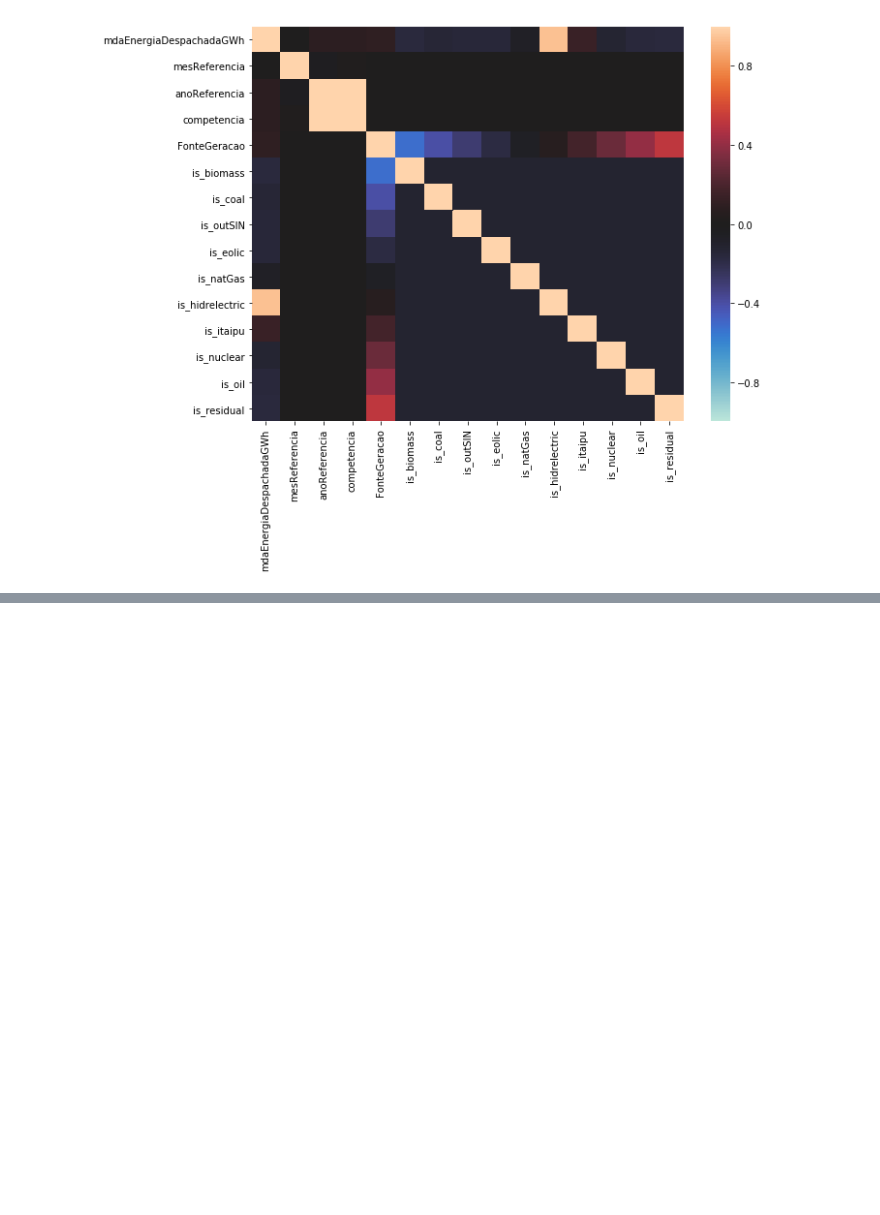
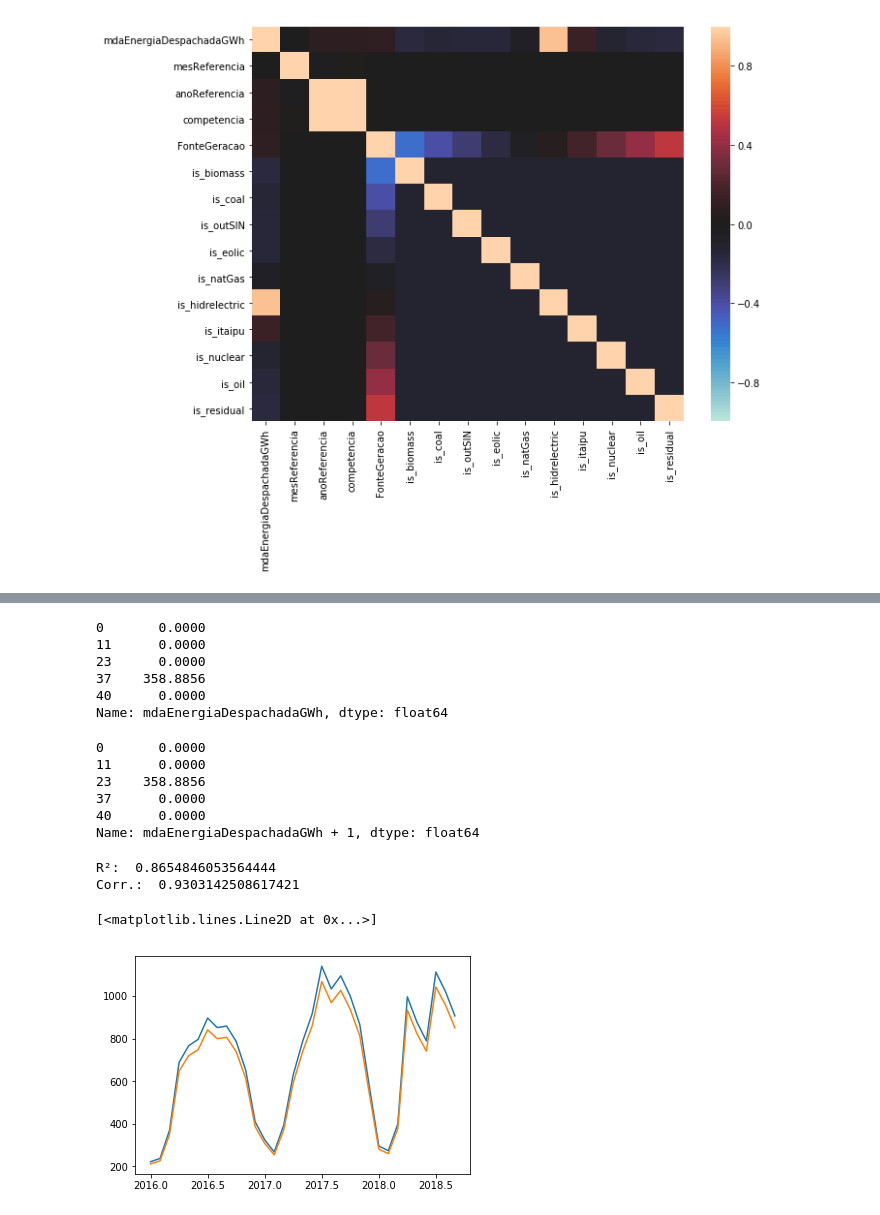
Before and after one commit to shanti/ml-projects-0318, a Jupyter notebook: PowerData/PowerData.ipynb, the cells around one changed output, grey strips where cells are left out. Cells and saved outputs as stored; diff of their text form; code cells hidden in the pictures; blank space fills up the shorter version.

Commit message:
Time Series prediction started.

```diff
--- a/PowerData/PowerData.ipynb
+++ b/PowerData/PowerData.ipynb
@@ -151,0 +162,3 @@ ax = plot_heatmap(10, data)
+# %%
+t['mdaEnergiaDespachadaGWh + 1'] = t['mdaEnergiaDespachadaGWh'].shift(-1)
+t.head()
@@ -151,0 +172,47 @@ ax = plot_heatmap(10, data)
+# %%
+train = t[t['competencia'] < 2016]
+test = t[t['competencia'] >= 2016]
+x_train = train['mdaEnergiaDespachadaGWh']
+y_train = train['mdaEnergiaDespachadaGWh + 1']
+x_test = test['mdaEnergiaDespachadaGWh']
+y_test = test['mdaEnergiaDespachadaGWh + 1']
+# %%
+x_train.head()
+# %% [output]
+0       0.0000
+11      0.0000
+23      0.0000
+37    358.8856
+40      0.0000
+Name: mdaEnergiaDespachadaGWh, dtype: float64
+# %%
+y_train.head()
+# %% [output]
+0       0.0000
+11      0.0000
+23    358.8856
+37      0.0000
+40      0.0000
+Name: mdaEnergiaDespachadaGWh + 1, dtype: float64
+# %%
+from sklearn.linear_model import LinearRegression
+lr = LinearRegression()
+x_train = x_train.values.reshape(-1, 1)
+y_train = y_train.values.reshape(-1, 1)
+lrModel = lr.fit(x_train, y_train)
+# %%
+import math
+print('R²: ',lrModel.score(x_train, y_train))
+print('Corr.: ',math.sqrt(lrModel.score(x_train, y_train)))
+# %% [output]
+R²:  0.8654846053564444
+Corr.:  0.9303142508617421
+# %%
+x_test.values.reshape(-1, 1).shape
+y_pred = lrModel.predict(x_test.values.reshape(-1, 1))
+# %%
+plt.plot(test['competencia'],test['mdaEnergiaDespachadaGWh'])
+plt.plot(test['competencia'],y_pred)
+# %% [output]
+[<matplotlib.lines.Line2D at 0x...>]
+[figure, added]
```
Also changed, not shown: parts of 3 cells of this notebook, 1 other file.
